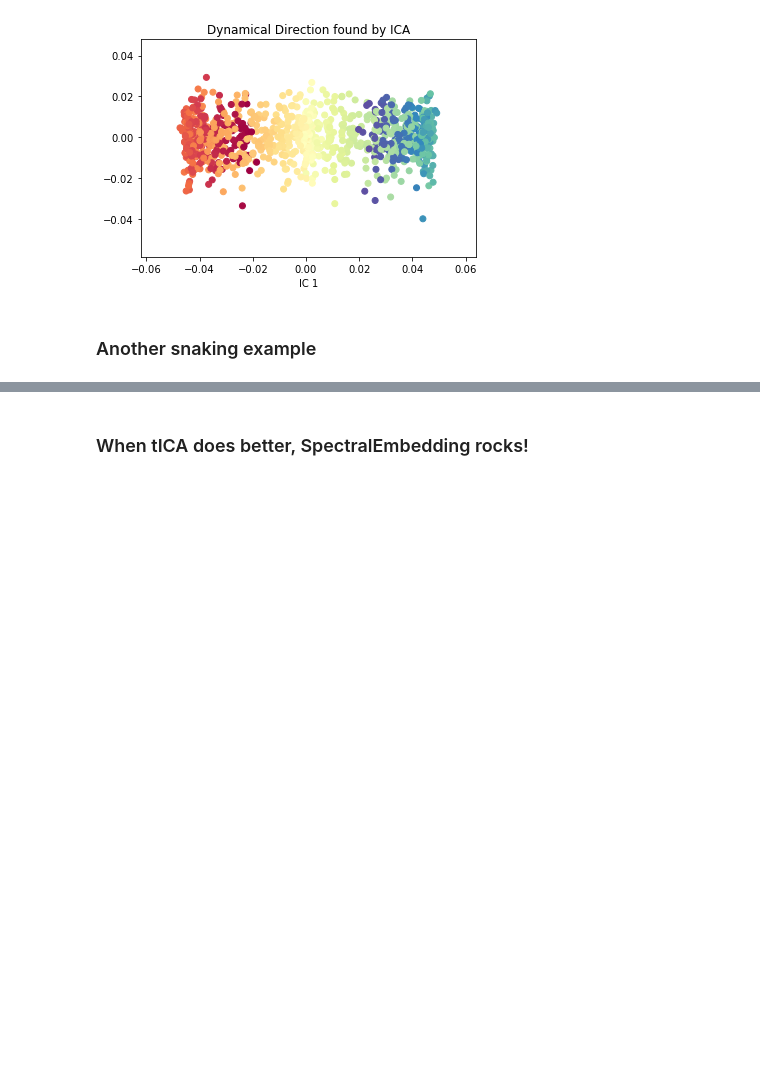
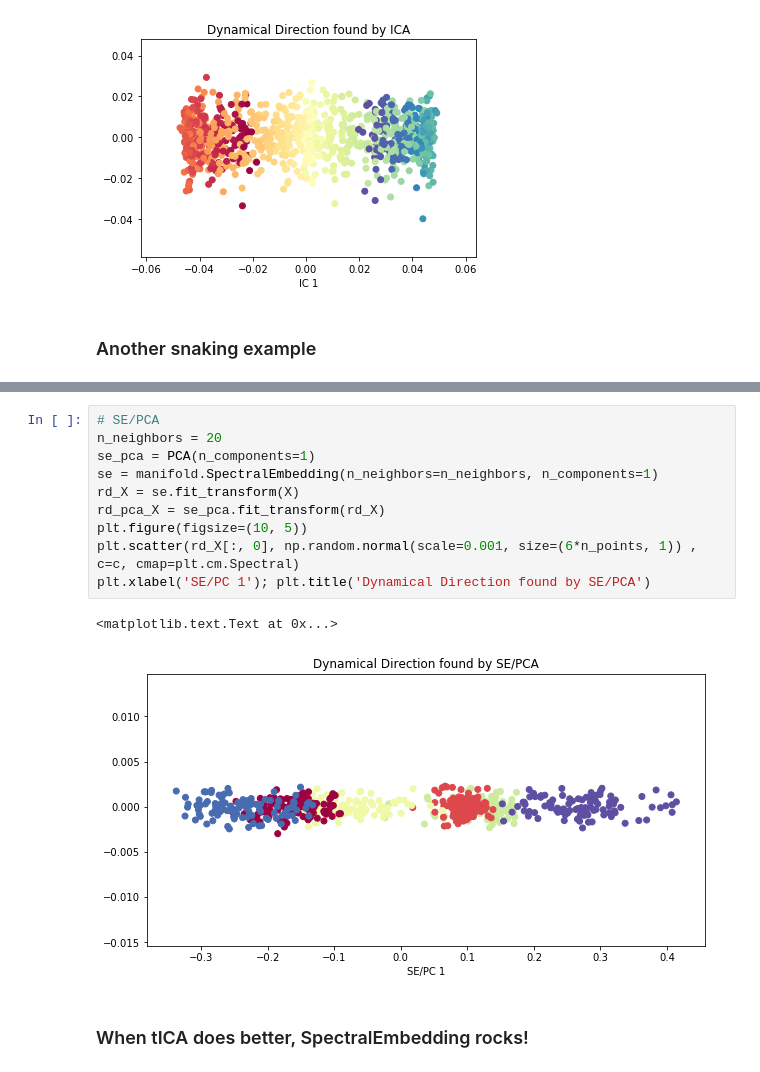
Before and after one commit to alenkran/Protein_Dynamics_TJ, a Jupyter notebook: MSM_Builder_Test/Simple Examples.ipynb, the cells around one changed output, grey strips where cells are left out. Saved outputs shown, nothing was run; the diff lists cells and outputs as text; blank space fills up the shorter version.

```diff
--- a/MSM_Builder_Test/Simple Examples.ipynb
+++ b/MSM_Builder_Test/Simple Examples.ipynb
@@ -108,3 +112,16 @@ plt.xlabel('ISOMAP/PC 1'); plt.title('Dynamical Direction found by ISOMAP/PCA')
+# %%
+# SE/PCA
+n_neighbors = 20
+se_pca = PCA(n_components=1)
+se = manifold.SpectralEmbedding(n_neighbors=n_neighbors, n_components=1)
+rd_X = se.fit_transform(X)
+rd_pca_X = se_pca.fit_transform(rd_X)
+plt.figure(figsize=(10, 5))
+plt.scatter(rd_X[:, 0], np.random.normal(scale=0.001, size=(6*n_points, 1)) , c=c, cmap=plt.cm.Spectral)
+plt.xlabel('SE/PC 1'); plt.title('Dynamical Direction found by SE/PCA')
+# %% [output]
+<matplotlib.text.Text at 0x...>
+[figure, added]
 # %% [markdown]
 ### When tICA does better, SpectralEmbedding rocks!
 # %%
```
Also changed, not shown: parts of 7 cells of this notebook, 1 other file.
